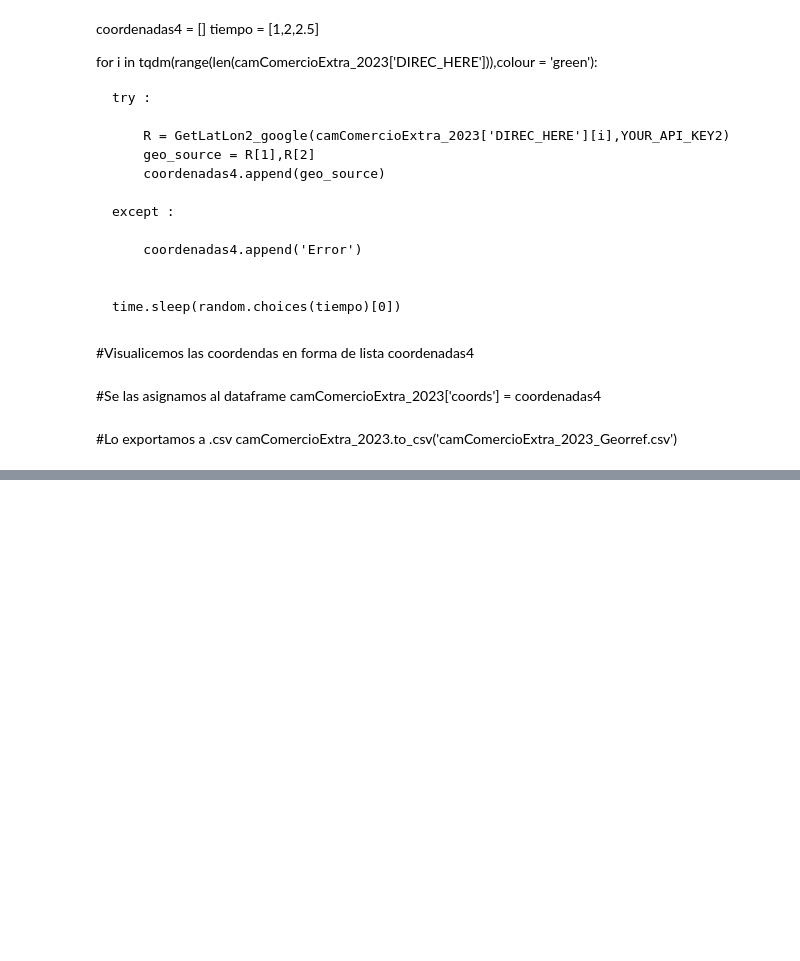
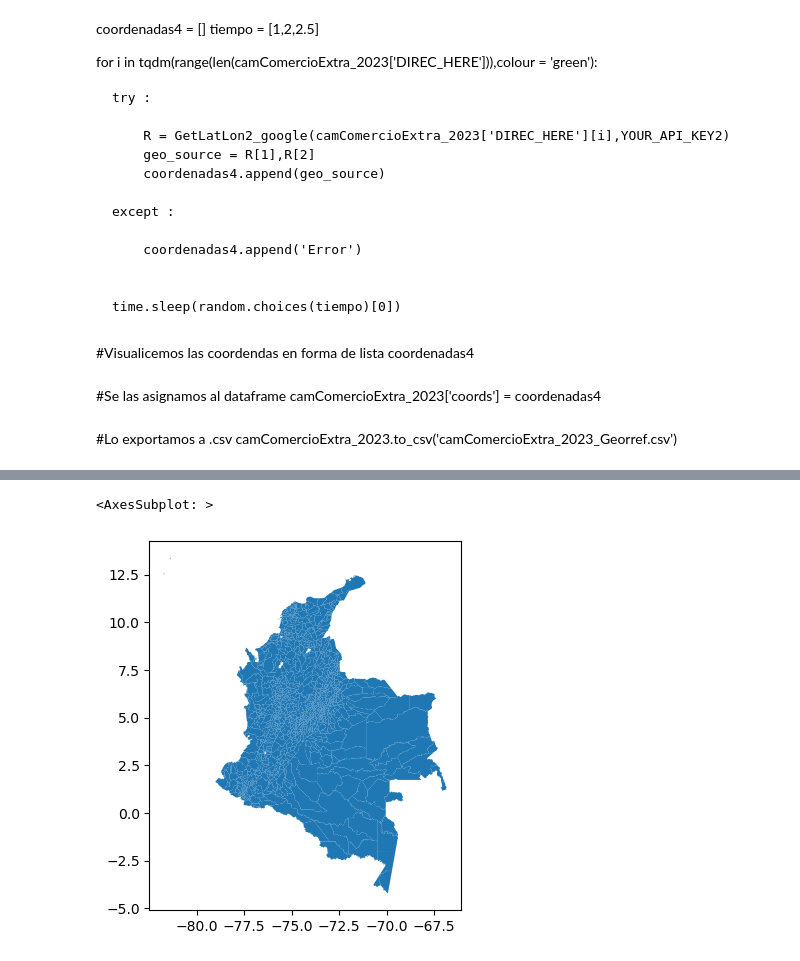
Before and after one commit to adrianferu/empresasCamaraComercioBucaramanga, a Jupyter notebook: camarasComercio.ipynb, the cells around one changed output, grey strips where cells are left out. Cells and saved outputs as stored; diff of their text form; code cells hidden in the pictures; blank space fills up the shorter version.

```diff
--- a/camarasComercio.ipynb
+++ b/camarasComercio.ipynb
@@ -686,0 +810,6 @@ camComercioExtra_2023.to_csv('camComercioExtra_2023_Georref.csv')
+# %%
+municipios_Corr = gpd.read_file('Esri_Municipios/Servicios_P%C3%BAblicos_-_Municipios.geojson')
+municipios_Corr.plot()
+# %% [output]
+<AxesSubplot: >
+[figure, added]
```
Also changed, not shown: parts of 33 cells of this notebook, 3 other files.
